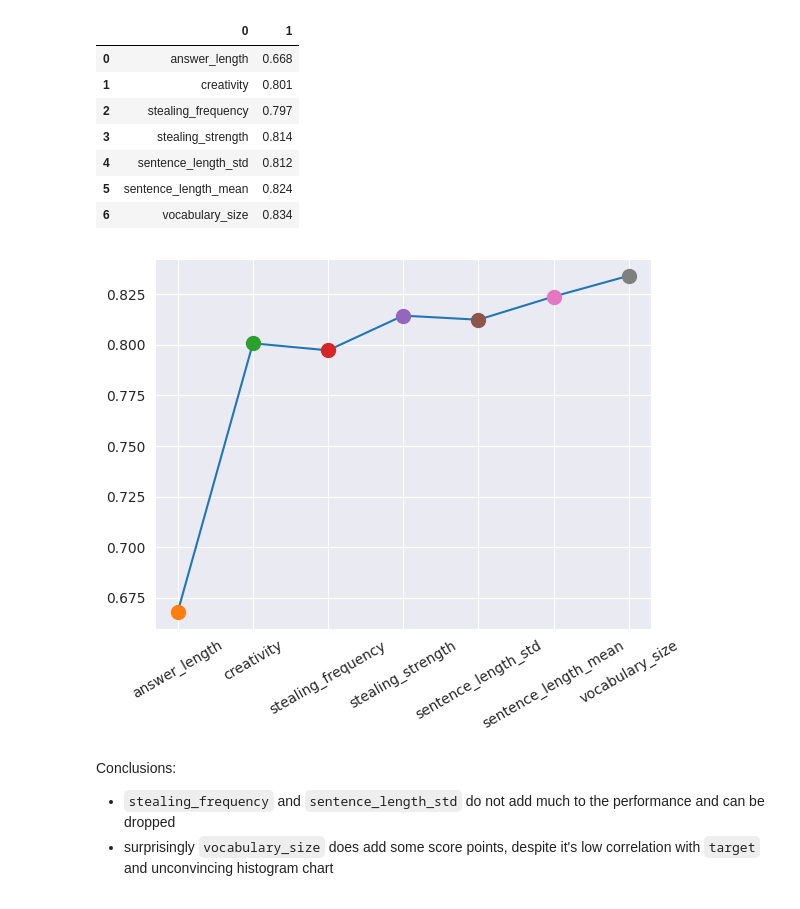
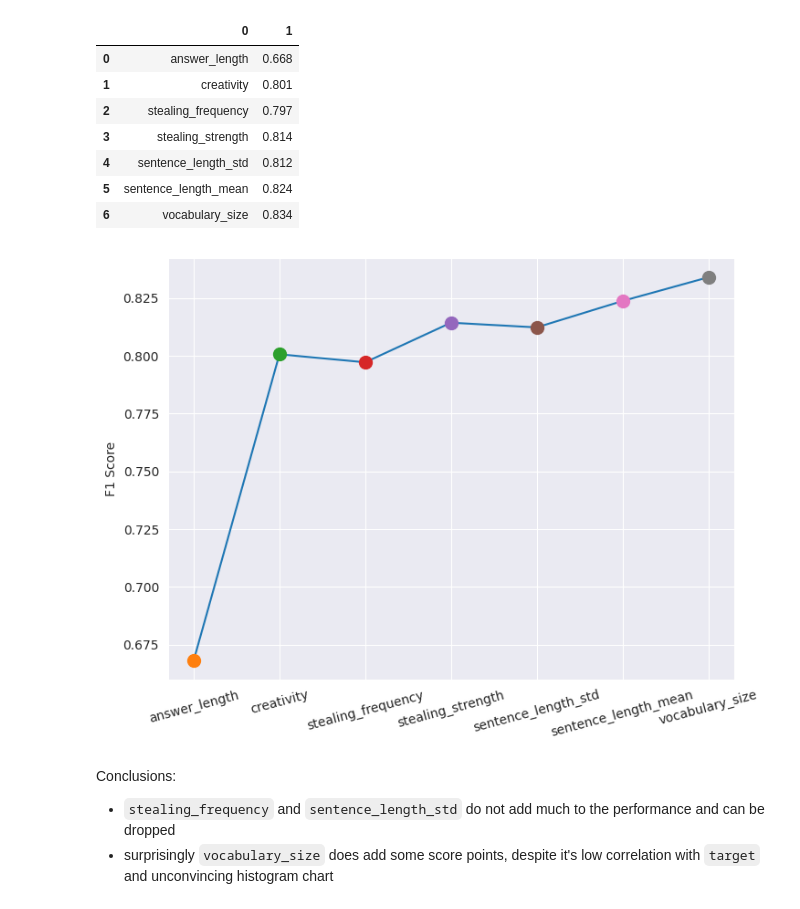
Before and after one commit to illyge/counter-ai, a Jupyter notebook: eda_and_train.ipynb, the cells around one changed output. Drawn from its saved outputs; the diff is of its cells as text; code cells hidden in the pictures.

```diff
--- a/eda_and_train.ipynb
+++ b/eda_and_train.ipynb
@@ -275,13 +283,16 @@ pd.DataFrame(list(zip(features, np.round(scores, 3))))
 | 6 | vocabulary_size | 0.834 |
 # %%
 from matplotlib import pyplot as plt
+plt.figure(figsize=(8,6))
 
 sns.lineplot(x=new_features, y=scores)
-plt.xticks(rotation=30)
+plt.xticks(rotation=15)
 for i in range(len(new_features)):
     plt.plot(new_features[i], scores[i], 'o', markersize=10)
+plt.ylabel('F1 Score')
+plt.savefig("features_input.png")
 # %% [output]
-[figure, old version]
+[figure, new version]
 # %% [markdown]
 Conclusions:
 * `stealing_frequency` and `sentence_length_std` do not add much to the performance and can be dropped
```
Also changed, not shown: parts of 3 cells of this notebook, 1 other file.
